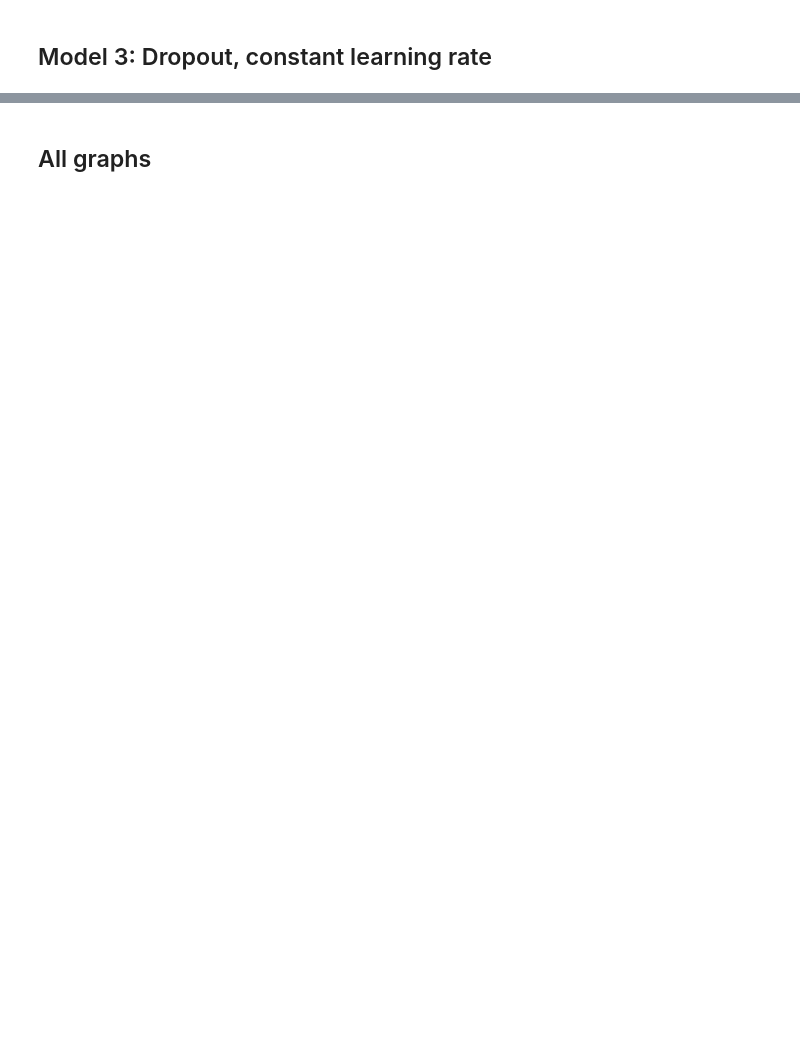
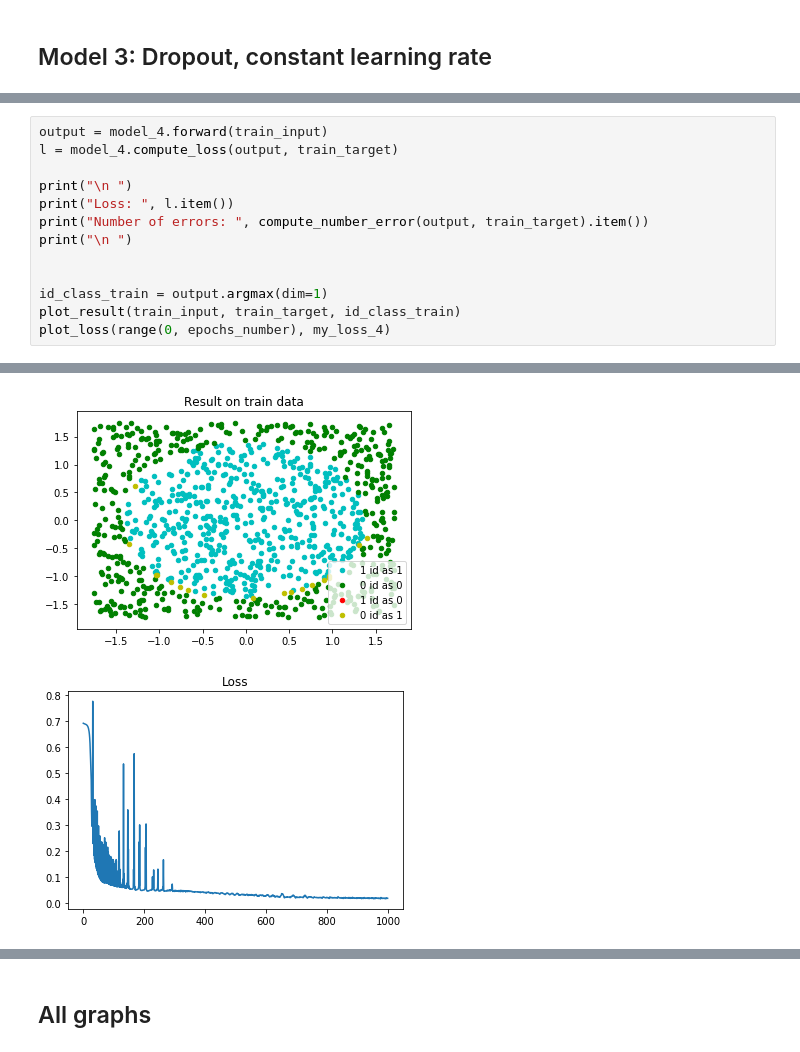
Before and after one commit to natbolon/DL, a Jupyter notebook: Project2/test.ipynb, the cells around one changed output, grey strips where cells are left out. Drawn from its saved outputs; the diff is of its cells as text; blank space fills up the shorter version.

```diff
--- a/Project2/test.ipynb
+++ b/Project2/test.ipynb
@@ -337,0 +424,14 @@ plot_result(test_input, test_target, id_class_test)
+# %%
+output = model_4.forward(train_input)
+l = model_4.compute_loss(output, train_target)
+
+print("\n ")
+print("Loss: ", l.item())
+print("Number of errors: ", compute_number_error(output, train_target).item())
+print("\n ")
+
+
+id_class_train = output.argmax(dim=1)
+plot_result(train_input, train_target, id_class_train)
+plot_loss(range(0, epochs_number), my_loss_4)
+# %% [output]
@@ -337,0 +440,2 @@ plot_result(test_input, test_target, id_class_test)
+[figure, added]
+[figure, added]
```
Also changed, not shown: parts of 24 cells of this notebook.
